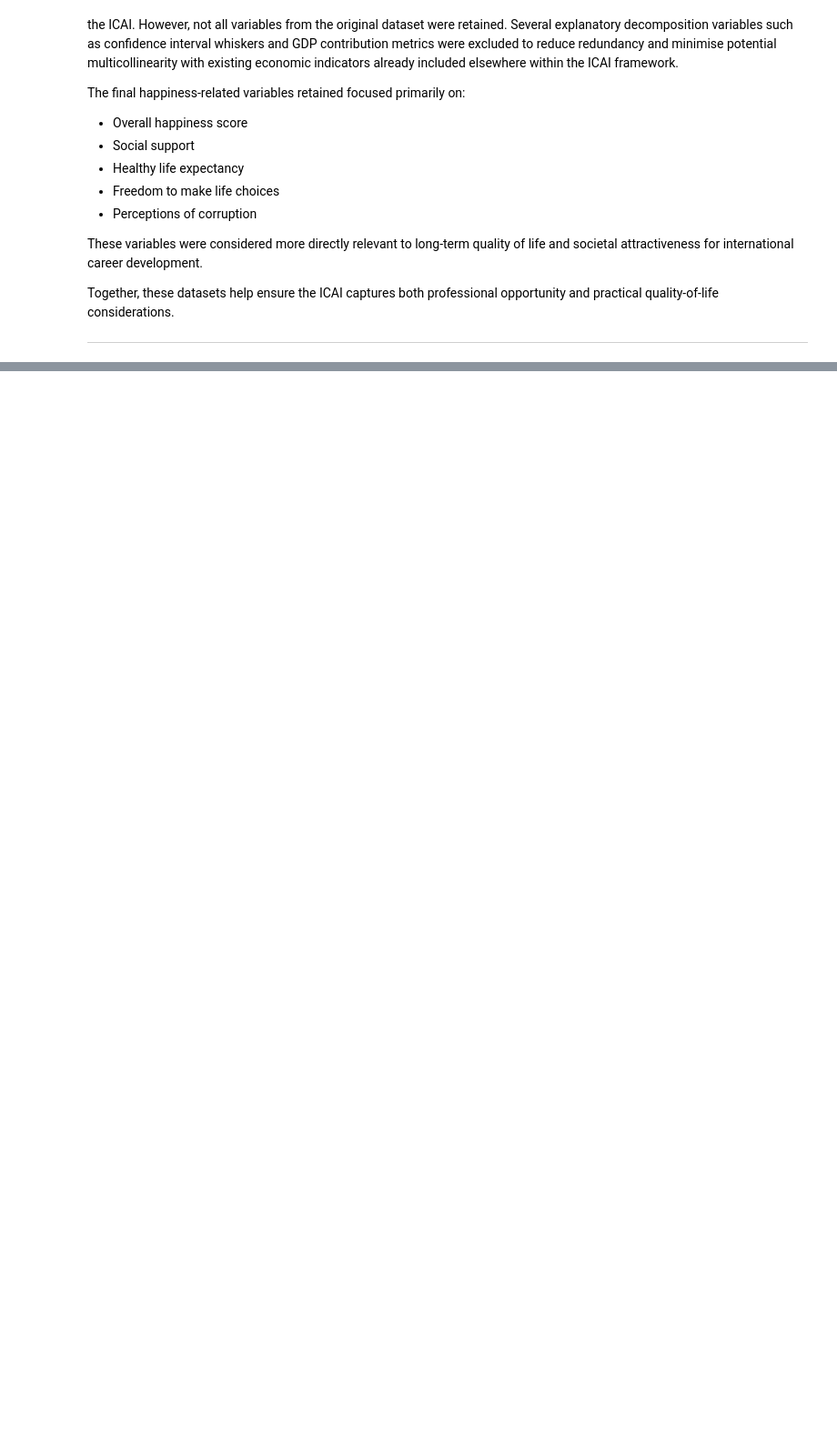
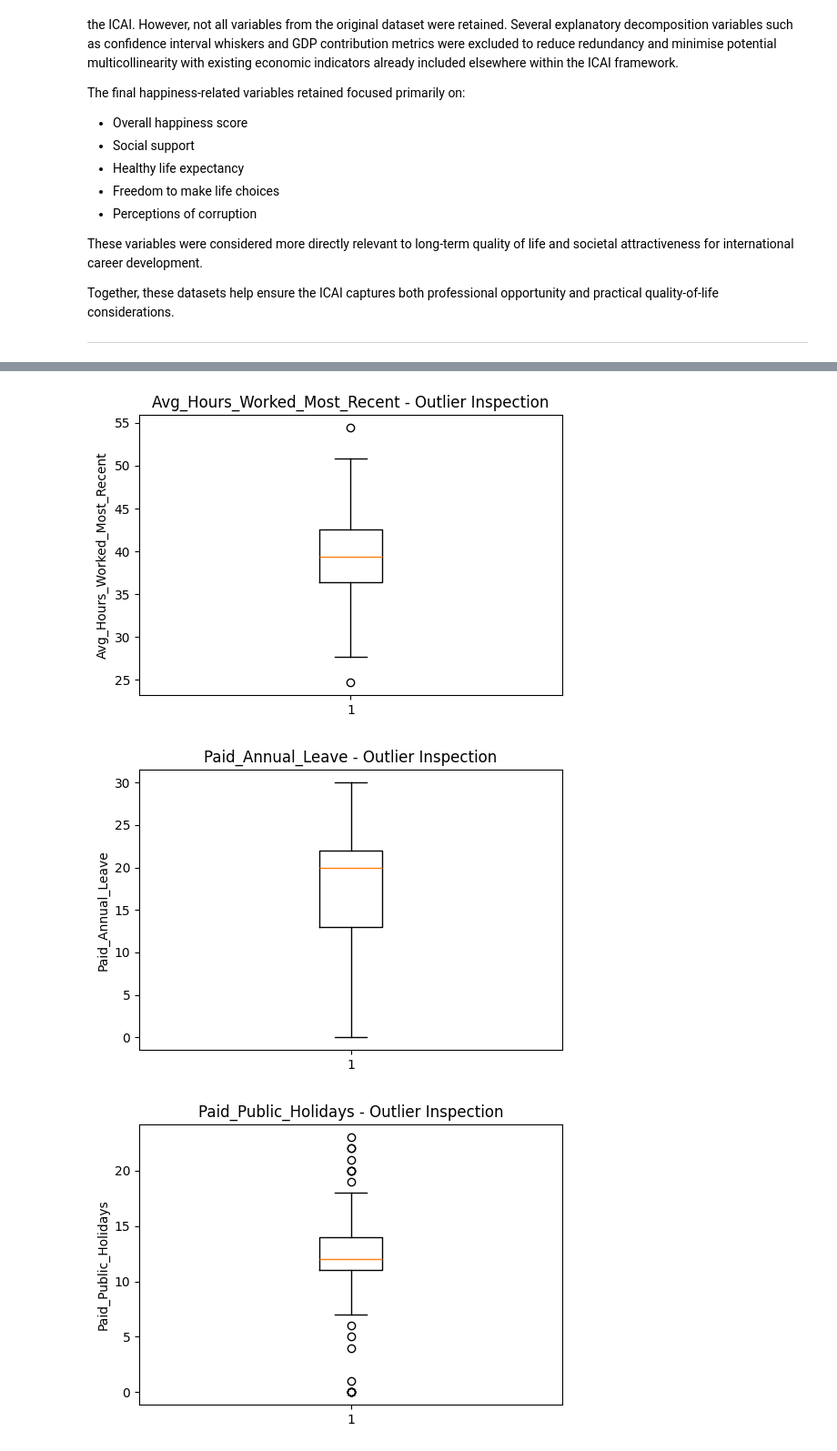
Before and after one commit to LeafMonarch/International-Career-Attractiveness-Index, a Jupyter notebook: notebooks/main.ipynb, the cells around one changed output, grey strips where cells are left out. Shown at 91% size. Saved outputs shown, nothing was run; the diff lists cells and outputs as text; code cells hidden in the pictures; blank space fills up the shorter version.

```diff
--- a/notebooks/main.ipynb
+++ b/notebooks/main.ipynb
@@ -542,0 +1160,22 @@ display(happiness.head(5))
+# %%
+work_cols = {
+    "Avg_Hours_Worked_Most_Recent":
+        avg_hrs["Avg_Hours_Worked_Most_Recent"],
+    "Paid_Annual_Leave":
+        paid_time_off["Paid_Annual_Leave"],
+    "Paid_Public_Holidays":
+        paid_time_off["Paid_Public_Holidays"],
+    "Total_Paid_Time_Off":
+        paid_time_off["Total_Paid_Time_Off"]
+}
+
+for name, data in work_cols.items():
+    plt.figure(figsize=(6, 4))
+    plt.boxplot(data.dropna())
+    plt.title(f"{name} - Outlier Inspection")
+    plt.ylabel(name)
+    plt.show()
+# %% [output]
+[figure, added]
+[figure, added]
+[figure, added]
```
Also changed, not shown: parts of 29 cells of this notebook.
